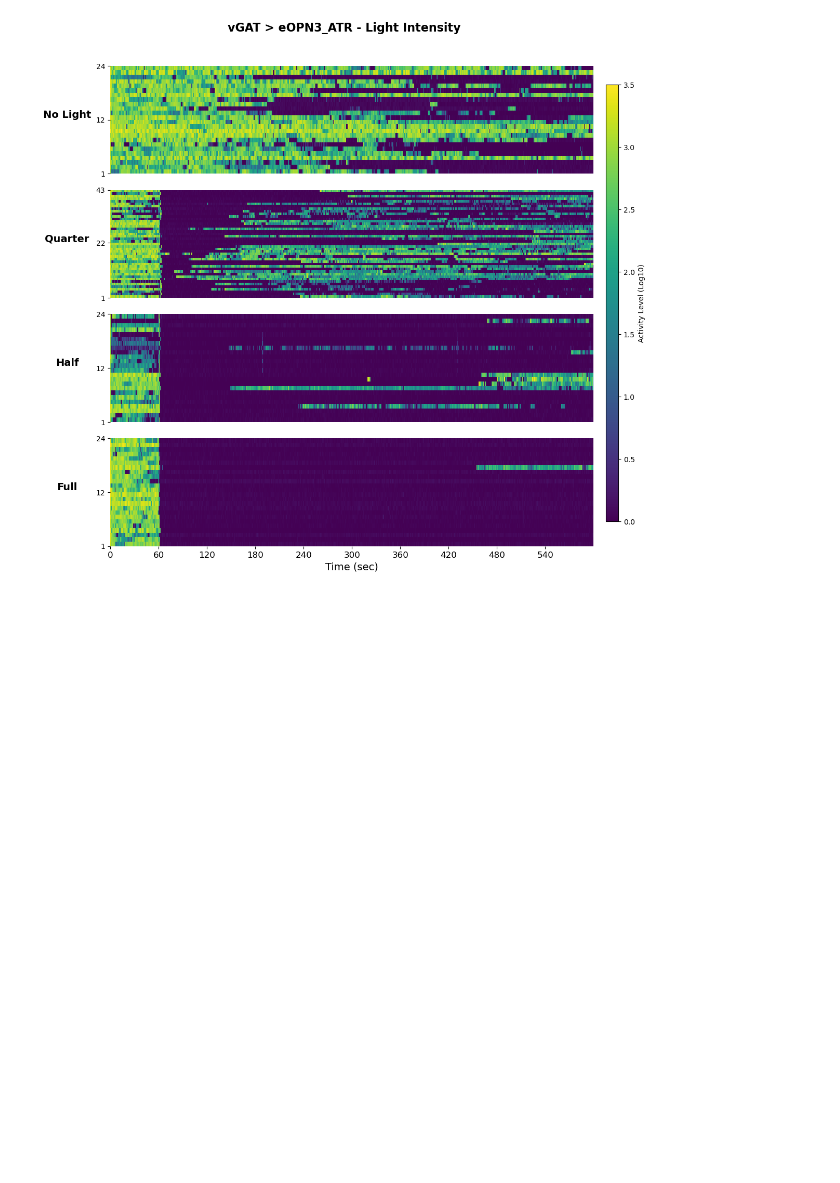
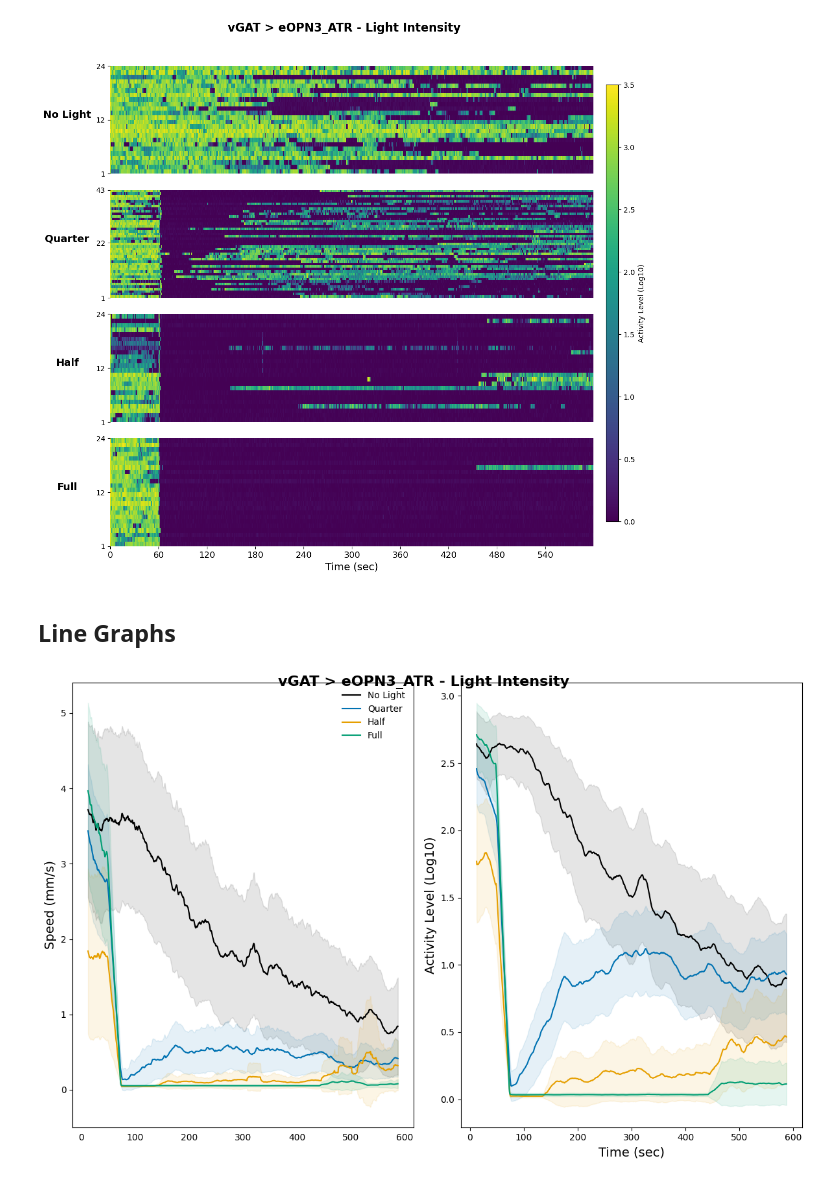
Before and after one commit to lnicole08/TrumelanOPN3, a Jupyter notebook: 3. Stacked plots.ipynb, the cells around one changed output. Cells and saved outputs as stored; diff of their text form; code cells hidden in the pictures; blank space fills up the shorter version.

Commit message:
Line plots

```diff
--- a/3. Stacked plots.ipynb
+++ b/3. Stacked plots.ipynb
@@ -13,9 +13,11 @@ from pathlib import Path
 driver = "vGAT"
 responder = "eOPN3_ATR"
 
+laptop = "C:\\Users\\lnico"
+workcomp = "C:\\Users\\User"
 homecomp = "D:"
 base_path = "\\ACC Lab Dropbox\\ACC Lab\\Nicole Lee\\eOPN3 manuscript\\Data compilation\\Trumelan\\2. Processed\\"
-specifiedpath = homecomp + base_path
+specifiedpath = workcomp + base_path
 
 bin_size = 0.5  # seconds for heatmap resampling
 framerate = 10  # Hz
@@ -174,3 +176,72 @@ fig.patch.set_facecolor('white')
 #             dpi=300, bbox_inches='tight', format='svg', facecolor='white', transparent=False)
 # %% [output]
 [figure]
+# %% [markdown]
+## Line Graphs
+# %%
+line_colors = {
+    'No Light': '#000000',
+    'Quarter': '#0072B2',
+    'Half': '#E69F00',
+    'Full': '#009E73'
+}
+
+intensity_files_line = {
+    'No Light': specifiedpath + driver + " x " + responder + "_0s",
+    'Quarter': specifiedpath + driver + " x " + responder + "_quarter_5s",
+    'Half': specifiedpath + driver + " x " + responder + "_half_5s",
+    'Full': specifiedpath + driver + " x " + responder + "_5s",
+}
+
+rolling_window = 50
+intensity_speed = {}
+intensity_activity = {}
+
+for label, filepath in intensity_files_line.items():
+    df = pd.read_csv(filepath + "_max" + str(maxtime) + "s.csv").set_index('Time (s)')
+    df = df.iloc[0:(specifictime*2), :]
+
+    speed_df = df.filter(regex="^Speed").T.reset_index(drop=True)
+    activity_df = df.filter(regex="^ActivityLevel").T.reset_index(drop=True)
+
+    intensity_speed[label] = speed_df
+    intensity_activity[label] = activity_df
+
+fig, axes = plt.subplots(1, 2, figsize=(12, 8), sharex=True)
+plt.subplots_adjust(hspace=0.1)
+
+
+ax_speed = axes[0]
+for label, data in intensity_speed.items():
+    time = data.columns.values
+    mean_vals = data.mean(axis=0).rolling(window=rolling_window, center=True, min_periods=1).mean()
+    sem_vals = data.sem(axis=0).rolling(window=rolling_window, center=True, min_periods=1).mean()
+    ci = 1.96 * sem_vals
+
+    ax_speed.plot(time, mean_vals, color=line_colors[label], label=label, linewidth=1.5)
+    ax_speed.fill_between(time, mean_vals - ci, mean_vals + ci, color=line_colors[label], alpha=0.1)
+
+ax_speed.set_ylabel("Speed (mm/s)", fontsize=14)
+ax_speed.legend(loc='upper right', frameon=False)
+ax_speed.tick_params(axis='x', bottom=False)
+
+
+ax_activity = axes[1]
+for label, data in intensity_activity.items():
+    time = data.columns.values
+    mean_vals = data.mean(axis=0).rolling(window=rolling_window, center=True, min_periods=1).mean()
+    sem_vals = data.sem(axis=0).rolling(window=rolling_window, center=True, min_periods=1).mean()
+    ci = 1.96 * sem_vals
+
+    ax_activity.plot(time, mean_vals, color=line_colors[label], label=label, linewidth=1.5)
+    ax_activity.fill_between(time, mean_vals - ci, mean_vals + ci, color=line_colors[label], alpha=0.1)
+
+ax_activity.set_ylabel("Activity Level (Log10)", fontsize=14)
+ax_activity.set_xlabel("Time (sec)", fontsize=14)
+
+fig.suptitle(driver + " > " + responder + " - Light Intensity", weight="bold", fontsize=16, y=0.95)
+mpl.rcParams['svg.fonttype'] = 'none'
+fig.patch.set_facecolor('white')
+plt.tight_layout()
+# %% [output]
+[figure, added]
```
Also changed, not shown: parts of 4 cells of this notebook, 2 other files.
